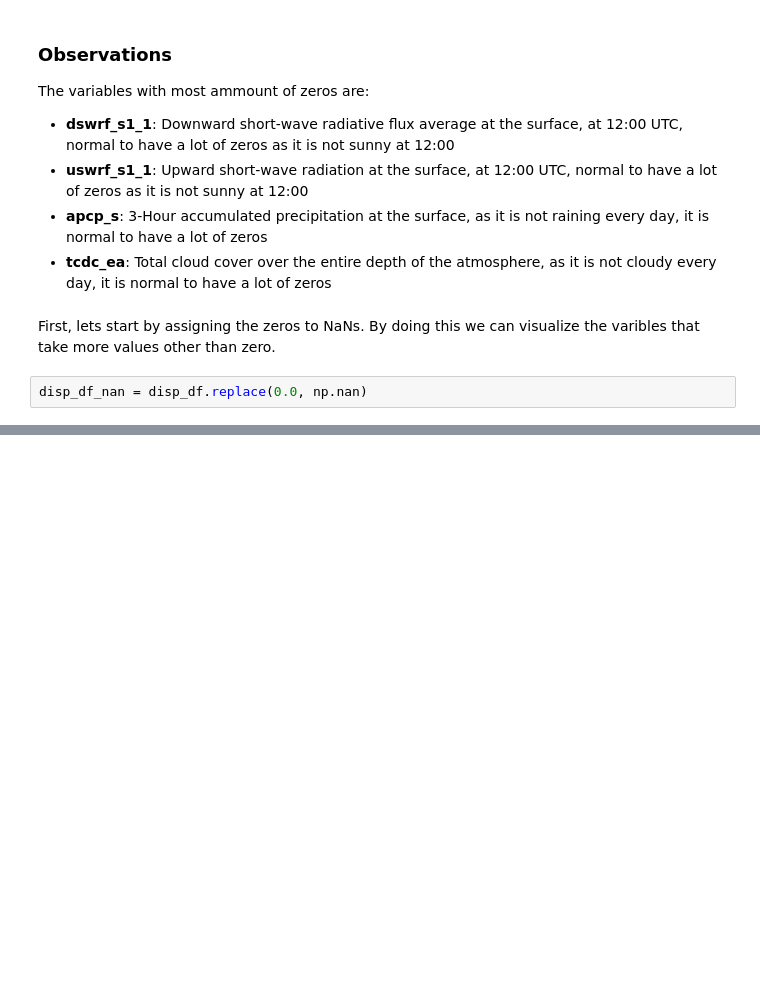
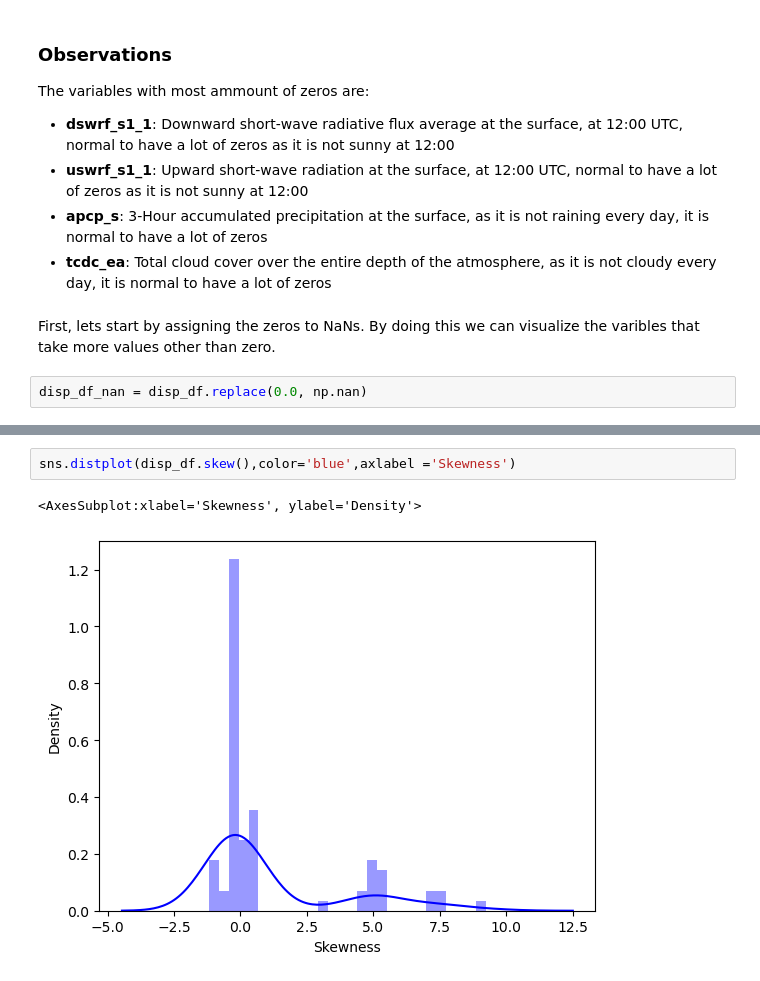
Before and after one commit to carlosiborra/AMS-2013-2014-Solar-Energy-Prediction-Contest, a Jupyter notebook: code/model.ipynb, the cells around one changed output, grey strips where cells are left out. Saved outputs shown, nothing was run; the diff lists cells and outputs as text; blank space fills up the shorter version.

```diff
--- a/code/model.ipynb
+++ b/code/model.ipynb
@@ -121,0 +250,5 @@ plt.savefig("../data/img/missing_values_dendrogram.png")
+# %%
+sns.distplot(disp_df.skew(),color='blue',axlabel ='Skewness')
+# %% [output]
+<AxesSubplot:xlabel='Skewness', ylabel='Density'>
+[figure, added]
```
Also changed, not shown: parts of 26 cells of this notebook, 3 other files.
